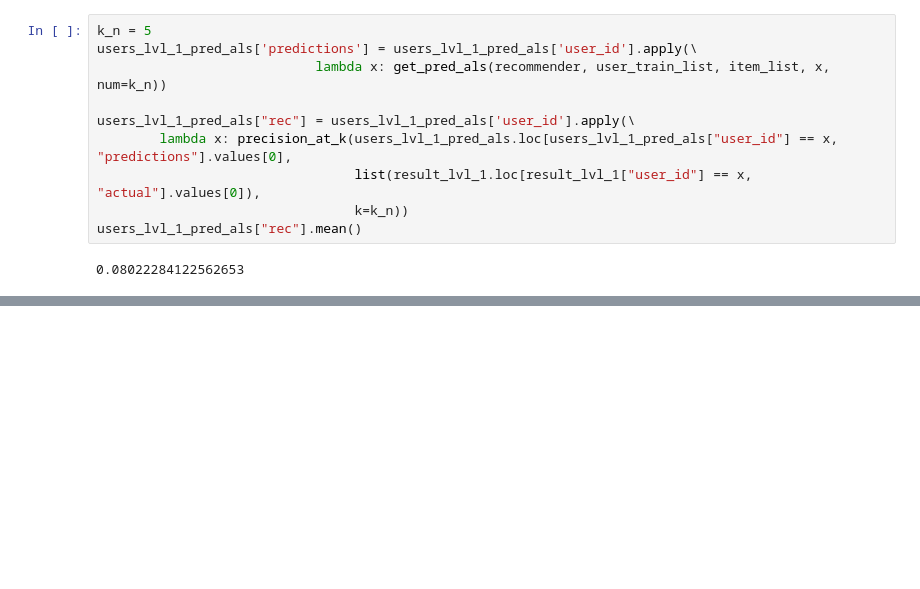
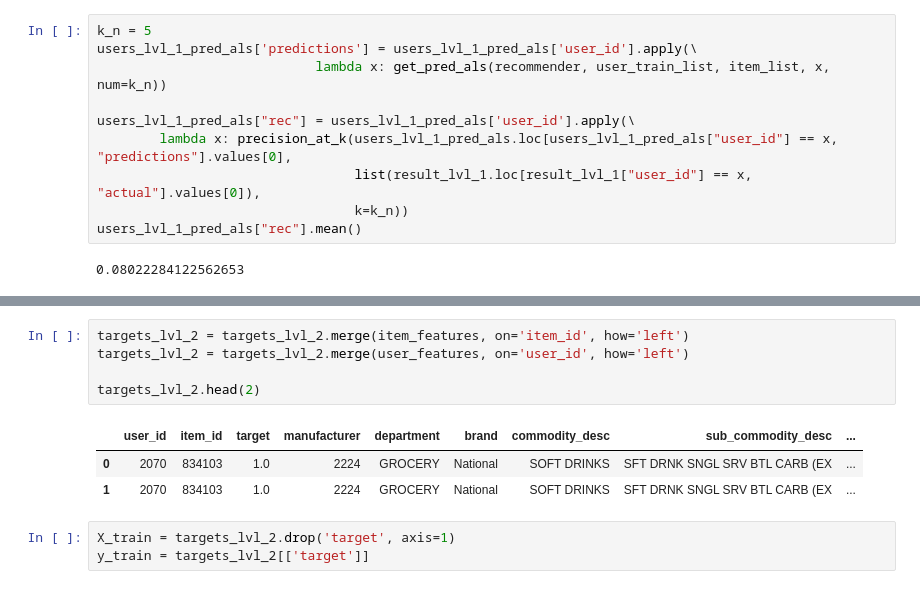
Before and after one commit to VitalyGladyshev/gb_rec_sys, a Jupyter notebook: rc_hw_06.ipynb, the cells around one changed output, grey strips where cells are left out. Saved outputs shown, nothing was run; the diff lists cells and outputs as text; blank space fills up the shorter version.

```diff
--- a/rc_hw_06.ipynb
+++ b/rc_hw_06.ipynb
@@ -457,0 +458,12 @@ users_lvl_1_pred_als["rec"].mean()
+# %%
+targets_lvl_2 = targets_lvl_2.merge(item_features, on='item_id', how='left')
+targets_lvl_2 = targets_lvl_2.merge(user_features, on='user_id', how='left')
+
+targets_lvl_2.head(2)
+# %% [output]
+|  | user_id | item_id | target | manufacturer | department | brand | commodity_desc | sub_commodity_desc | ... |
+| 0 | 2070 | 834103 | 1.0 | 2224 | GROCERY | National | SOFT DRINKS | SFT DRNK SNGL SRV BTL CARB (EX | ... |
+| 1 | 2070 | 834103 | 1.0 | 2224 | GROCERY | National | SOFT DRINKS | SFT DRNK SNGL SRV BTL CARB (EX | ... |
+# %%
+X_train = targets_lvl_2.drop('target', axis=1)
+y_train = targets_lvl_2[['target']]
```
Also changed, not shown: parts of 21 cells of this notebook.
